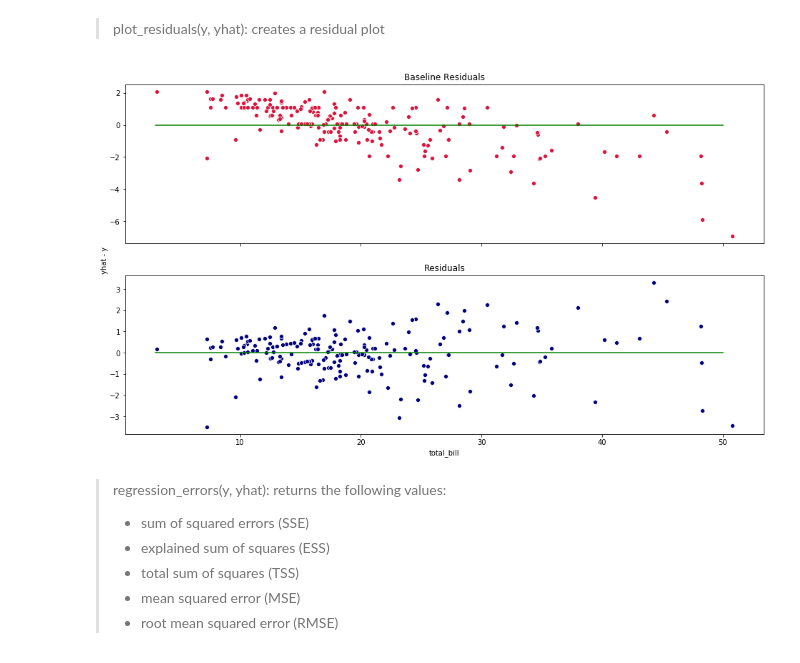
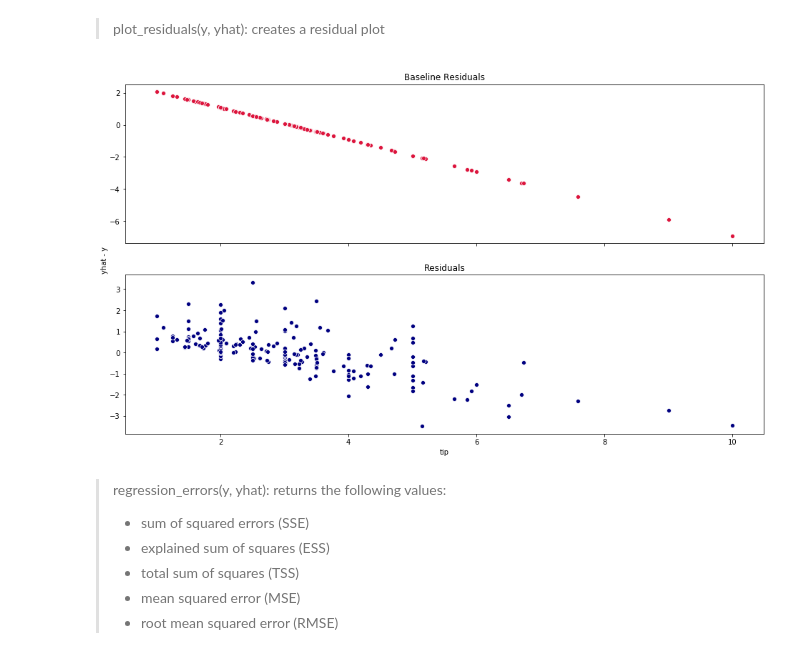
Before and after one commit to aleclhartman/ds-methodologies-exercises, a Jupyter notebook: regression/evaluate.ipynb, the cells around one changed output. Saved outputs shown, nothing was run; the diff lists cells and outputs as text; code cells hidden in the pictures.

```diff
--- a/regression/evaluate.ipynb
+++ b/regression/evaluate.ipynb
@@ -334,9 +334,9 @@ Warnings:
 #     sns.scatterplot(x=x, y=residual_baseline, data=df, color="crimson", ax=axs[1]) # residual baseline
 #     plt.show()
 # %%
-ev.plot_residuals(x=train.total_bill, y=train.tip, yhat=train.yhat, yhat_baseline=train.yhat_baseline, df=train)
+ev.plot_residuals(y=train.tip, yhat=train.yhat, yhat_baseline=train.yhat_baseline, df=train)
 # %% [output]
-[figure, old version]
+[figure, new version]
 # %% [markdown]
 > regression_errors(y, yhat): returns the following values:
 > - sum of squared errors (SSE)
```
Also changed, not shown: parts of 26 cells of this notebook, 1 other file.
